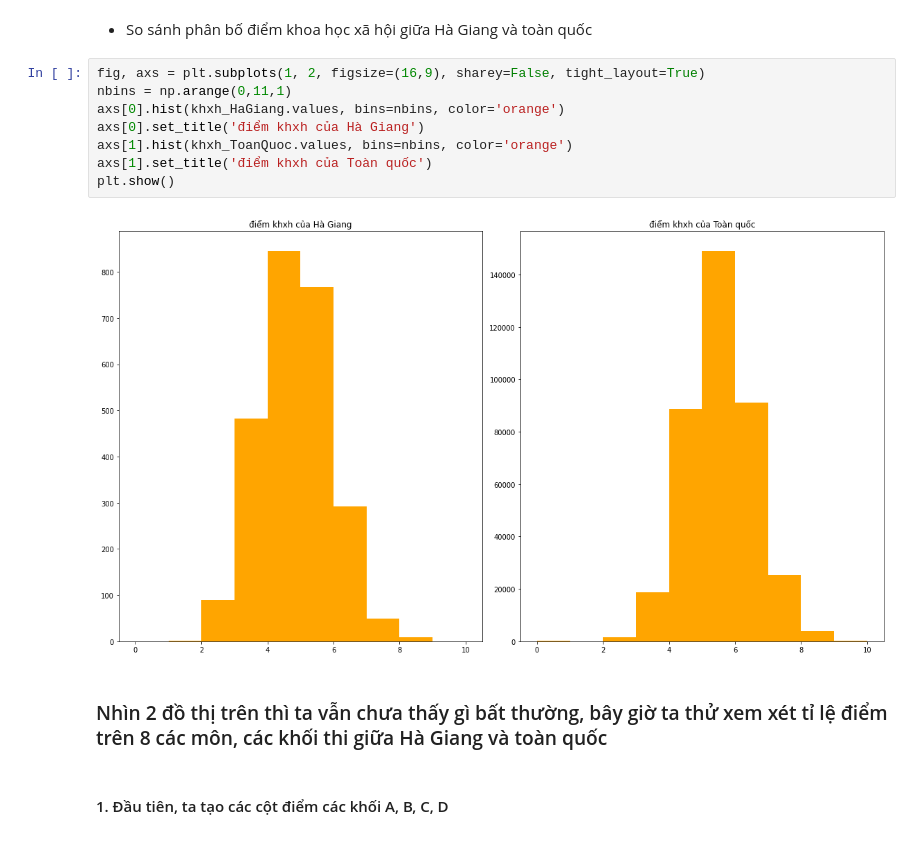
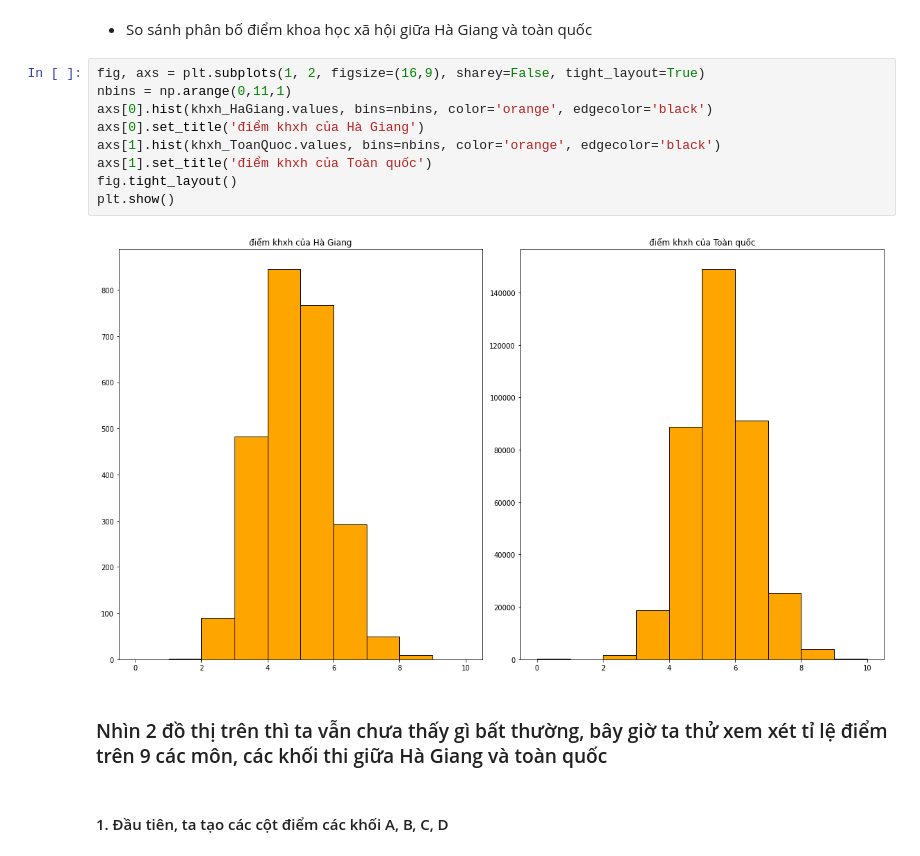
Before and after one commit to AI005/DataTHTPQG2018, a Jupyter notebook: Phuong.ipynb, the cells around one changed output. Drawn from its saved outputs; the diff is of its cells as text.

```diff
--- a/Phuong.ipynb
+++ b/Phuong.ipynb
@@ -92,15 +92,16 @@ plt.show()
 # %%
 fig, axs = plt.subplots(1, 2, figsize=(16,9), sharey=False, tight_layout=True)
 nbins = np.arange(0,11,1)
-axs[0].hist(khxh_HaGiang.values, bins=nbins, color='orange')
+axs[0].hist(khxh_HaGiang.values, bins=nbins, color='orange', edgecolor='black')
 axs[0].set_title('điểm khxh của Hà Giang')
-axs[1].hist(khxh_ToanQuoc.values, bins=nbins, color='orange')
+axs[1].hist(khxh_ToanQuoc.values, bins=nbins, color='orange', edgecolor='black')
 axs[1].set_title('điểm khxh của Toàn quốc')
+fig.tight_layout()
 plt.show()
 # %% [output]
-[figure, old version]
+[figure, new version]
 # %% [markdown]
-### Nhìn 2 đồ thị trên thì ta vẫn chưa thấy gì bất thường, bây giờ ta thử xem xét tỉ lệ điểm trên 8 các môn, các khối thi giữa Hà Giang và toàn quốc
+### Nhìn 2 đồ thị trên thì ta vẫn chưa thấy gì bất thường, bây giờ ta thử xem xét tỉ lệ điểm trên 9 các môn, các khối thi giữa Hà Giang và toàn quốc
 # %% [markdown]
 #### 1. Đầu tiên, ta tạo các cột điểm các khối A, B, C, D
 # %%
```
Also changed, not shown: parts of 9 cells of this notebook.
